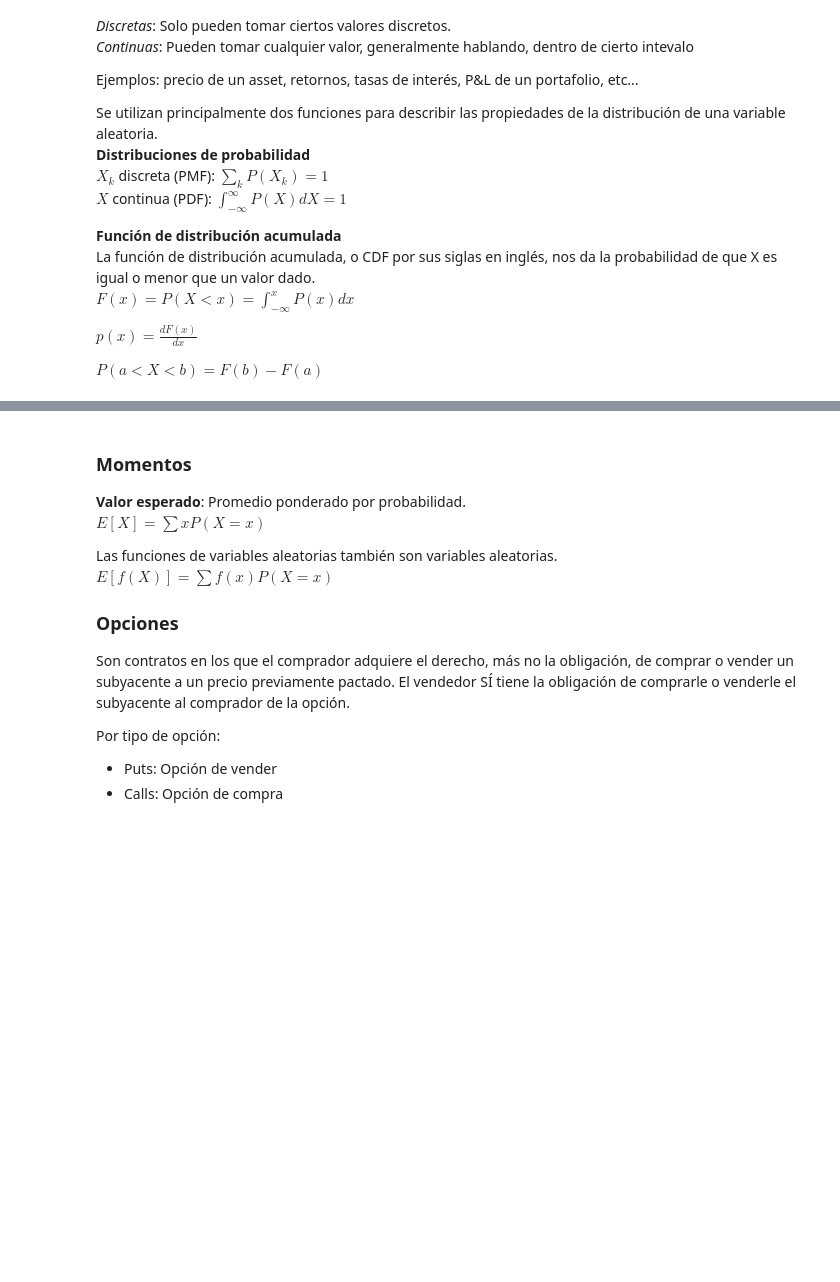
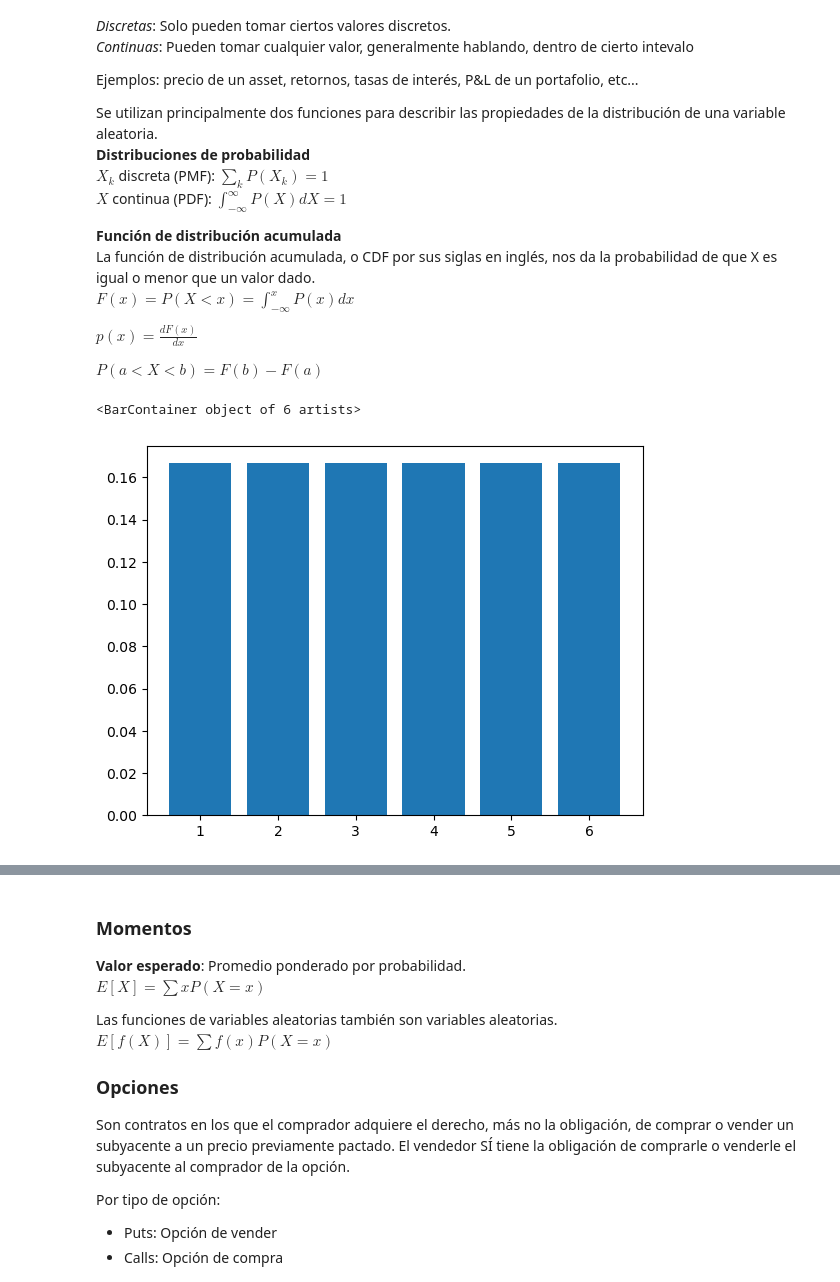
Before and after one commit to Apgt512/Modulo_II_LinAlg_Prob, a Jupyter notebook: Notebook 2.ipynb, the cells around one changed output, grey strips where cells are left out. Cells and saved outputs as stored; diff of their text form; code cells hidden in the pictures; blank space fills up the shorter version.

```diff
--- a/Notebook 2.ipynb
+++ b/Notebook 2.ipynb
@@ -224,3 +229,11 @@ $ F(x)=P(X<x)=\int_{-\infty}^x P(x)dx $
 $ p(x) = \frac{dF(x)}{dx} $
 
 $ P(a < X < b) = F(b) - F(a) $
+# %%
+x = [1,2,3,4,5,6]
+p_x =[1/6.0] * 6
+
+plt.bar(x, p_x)
+# %% [output]
+<BarContainer object of 6 artists>
+[figure, added]
```
Also changed, not shown: parts of 31 cells of this notebook.
